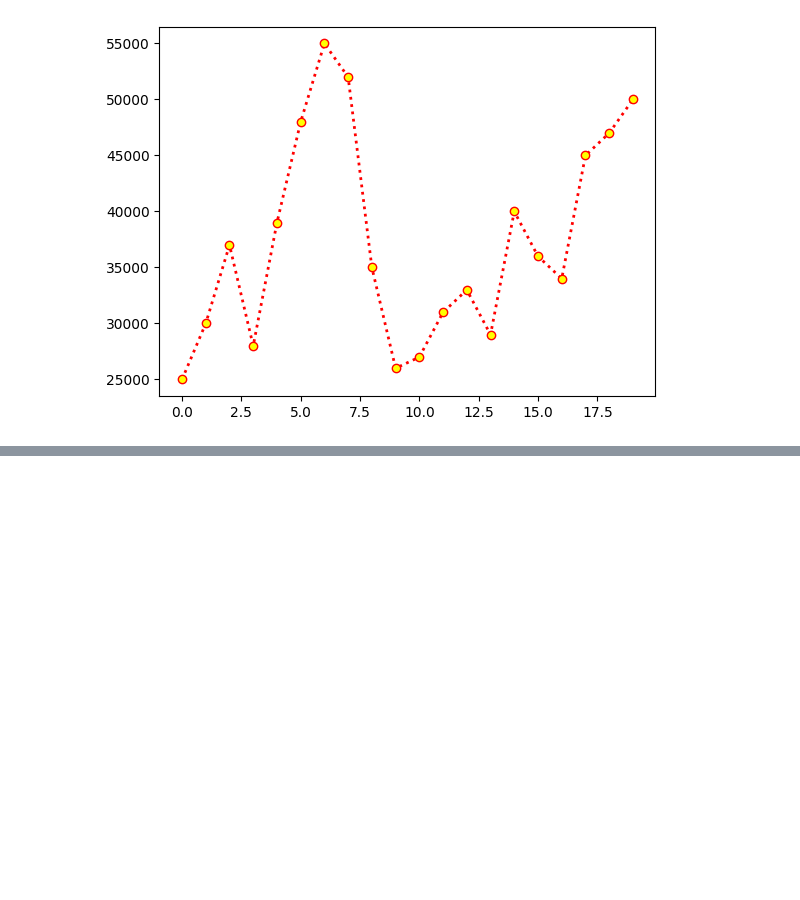
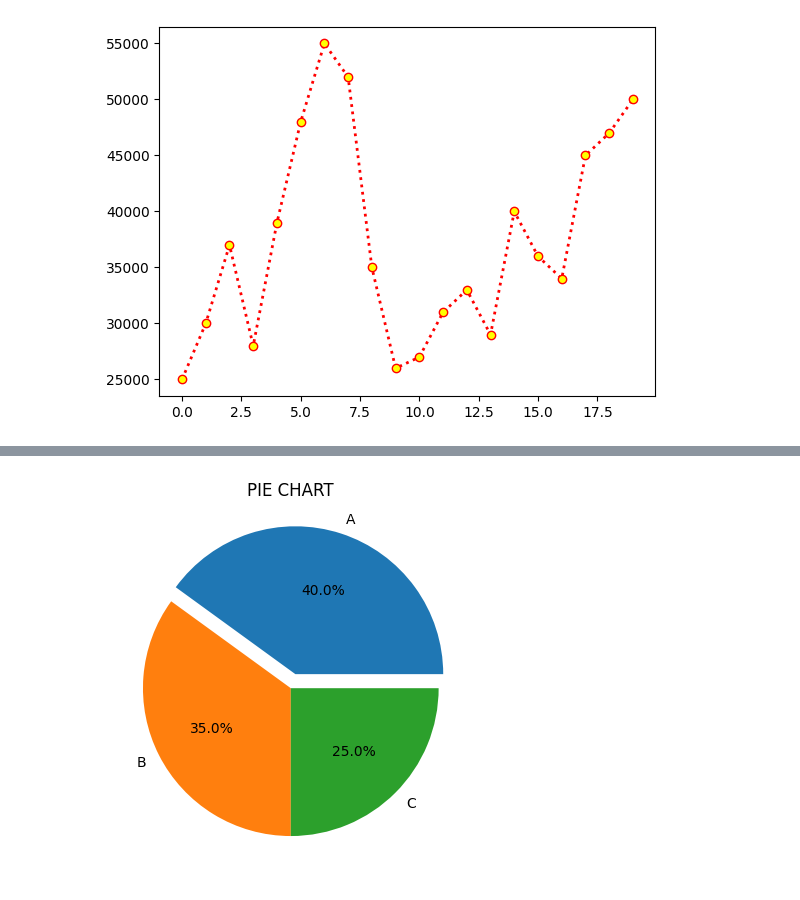
Before and after one commit to SHRUTHIHARIKRISH/python29, a Jupyter notebook: matplotlib29.ipynb, the cells around one changed output, grey strips where cells are left out. Drawn from its saved outputs; the diff is of its cells as text; code cells hidden in the pictures; blank space fills up the shorter version.

```diff
--- a/matplotlib29.ipynb
+++ b/matplotlib29.ipynb
@@ -54,0 +63,10 @@ plt.show()
+# %%
+#pie chart
+name= ["A", "B", "C"]
+sizes = [40, 35, 25]
+ #shows percentage on slices,"1.1f → show 1 number after decimal %% → print % symbol"
+plt.pie(sizes,labels=name,autopct="%2.1f%%" ,explode=[0.1,0,0])
+plt.title("PIE CHART")
+plt.show()
+# %% [output]
+[figure, added]
```
Also changed, not shown: parts of 7 cells of this notebook.
